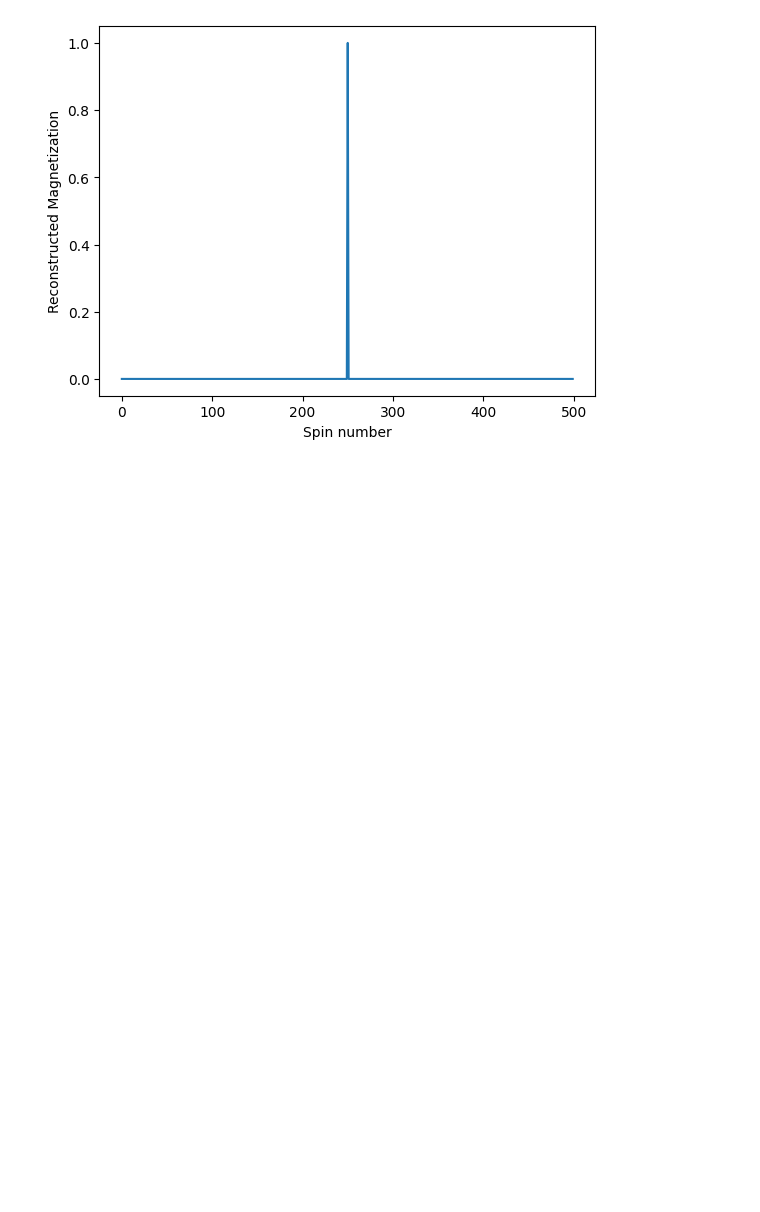
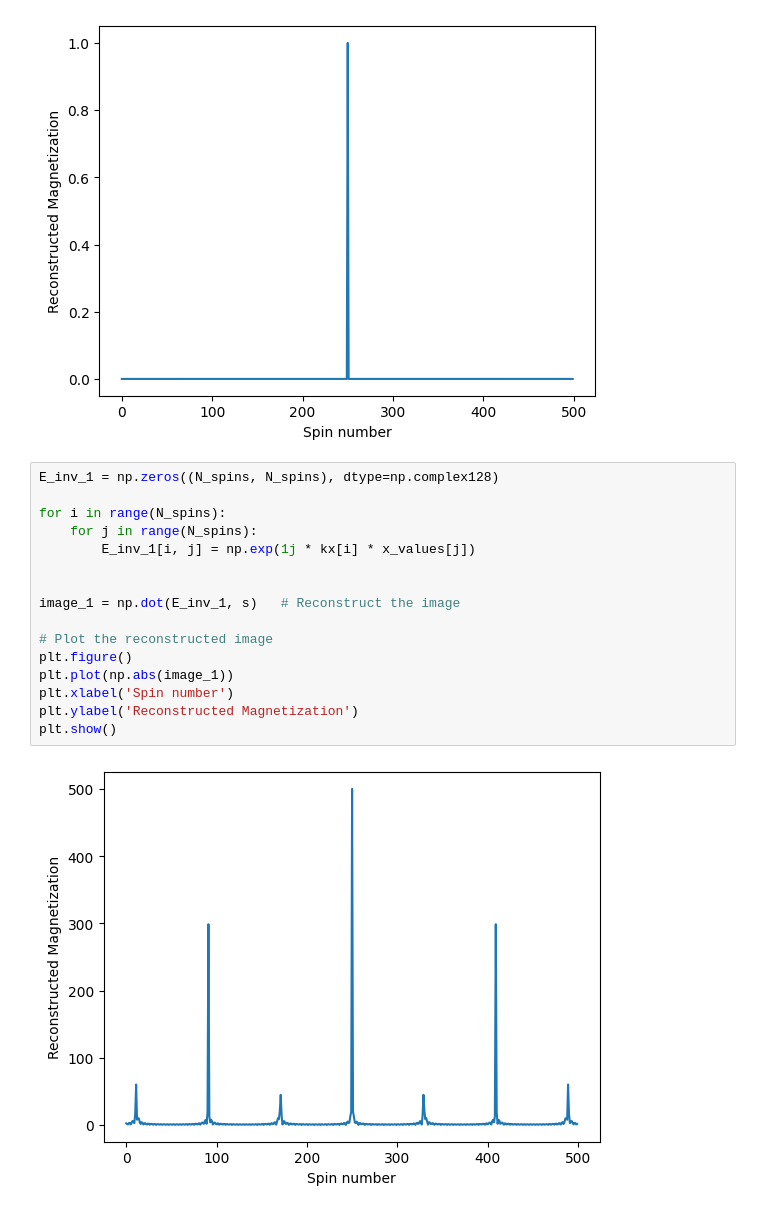
Before and after one commit to MaxStrey/Martinos_MR, a Jupyter notebook: Martinos_project/phantom_generation/phantom_3.ipynb, the cells around one changed output. Cells and saved outputs as stored; diff of their text form; blank space fills up the shorter version.

```diff
--- a/Martinos_project/phantom_generation/phantom_3.ipynb
+++ b/Martinos_project/phantom_generation/phantom_3.ipynb
@@ -105,3 +105,21 @@ plt.ylabel('Reconstructed Magnetization')
 plt.show()
 # %% [output]
 [figure]
+# %%
+E_inv_1 = np.zeros((N_spins, N_spins), dtype=np.complex128)
+
+for i in range(N_spins):
+    for j in range(N_spins):
+        E_inv_1[i, j] = np.exp(1j * kx[i] * x_values[j])
+
+
+image_1 = np.dot(E_inv_1, s)   # Reconstruct the image
+
+# Plot the reconstructed image
+plt.figure()
+plt.plot(np.abs(image_1))
+plt.xlabel('Spin number')
+plt.ylabel('Reconstructed Magnetization')
+plt.show()
+# %% [output]
+[figure, added]
```
